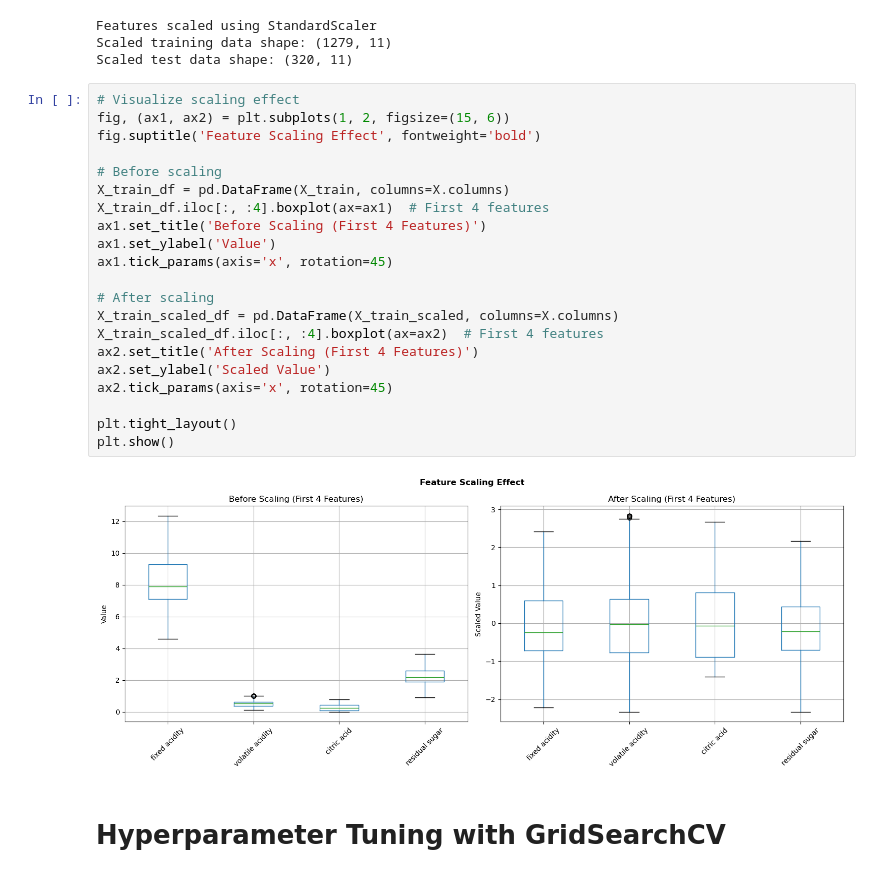
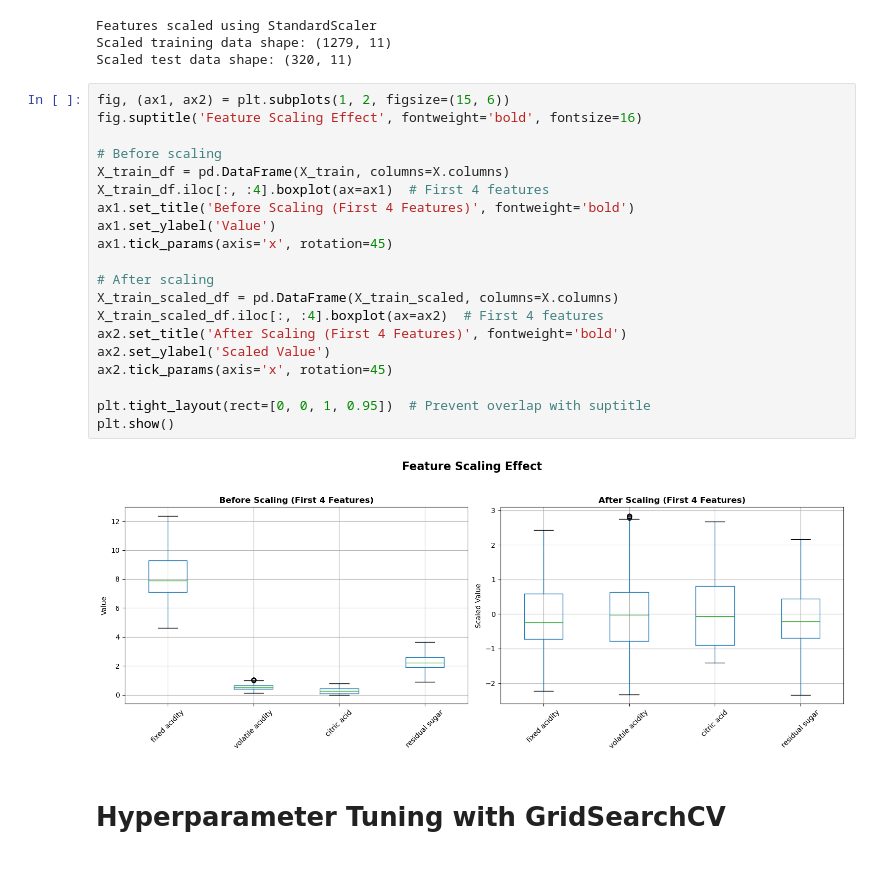
Before and after one commit to SherinDZerogithub/ML-Wine-Predicting-Model-CS1, a Jupyter notebook: wine_quality_predicting_model/notebooks/FC211044_SeriniPuwakgolla/knn.ipynb, the cells around one changed output. Cells and saved outputs as stored; diff of their text form.

```diff
--- a/wine_quality_predicting_model/notebooks/FC211044_SeriniPuwakgolla/knn.ipynb
+++ b/wine_quality_predicting_model/notebooks/FC211044_SeriniPuwakgolla/knn.ipynb
@@ -344,28 +346,27 @@ Features scaled using StandardScaler
 Scaled training data shape: (1279, 11)
 Scaled test data shape: (320, 11)
 # %%
-# Visualize scaling effect
 fig, (ax1, ax2) = plt.subplots(1, 2, figsize=(15, 6))
-fig.suptitle('Feature Scaling Effect', fontweight='bold')
+fig.suptitle('Feature Scaling Effect', fontweight='bold', fontsize=16)
 
 # Before scaling
 X_train_df = pd.DataFrame(X_train, columns=X.columns)
 X_train_df.iloc[:, :4].boxplot(ax=ax1)  # First 4 features
-ax1.set_title('Before Scaling (First 4 Features)')
+ax1.set_title('Before Scaling (First 4 Features)', fontweight='bold')
 ax1.set_ylabel('Value')
 ax1.tick_params(axis='x', rotation=45)
 
 # After scaling
 X_train_scaled_df = pd.DataFrame(X_train_scaled, columns=X.columns)
 X_train_scaled_df.iloc[:, :4].boxplot(ax=ax2)  # First 4 features
-ax2.set_title('After Scaling (First 4 Features)')
+ax2.set_title('After Scaling (First 4 Features)', fontweight='bold')
 ax2.set_ylabel('Scaled Value')
 ax2.tick_params(axis='x', rotation=45)
 
-plt.tight_layout()
+plt.tight_layout(rect=[0, 0, 1, 0.95])  # Prevent overlap with suptitle
 plt.show()
 # %% [output]
-[figure, old version]
+[figure, new version]
 # %% [markdown]
 # Hyperparameter Tuning with GridSearchCV
 # %% [markdown]
```
Also changed, not shown: parts of 13 cells of this notebook, 2 other files.
